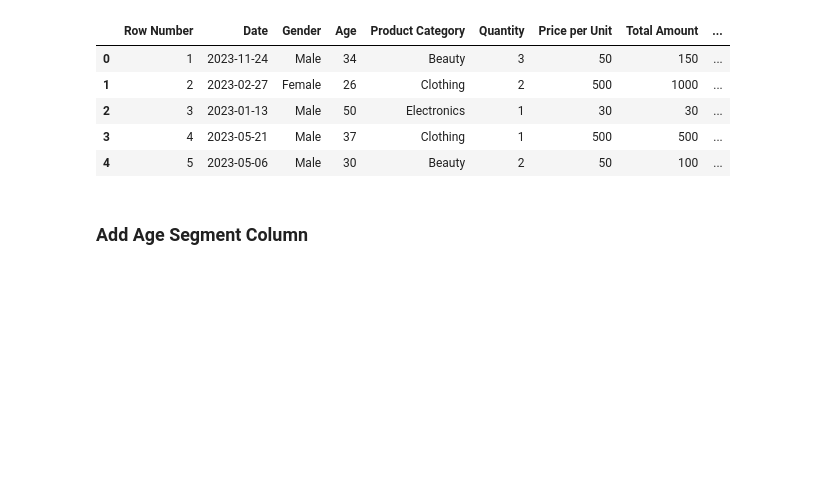
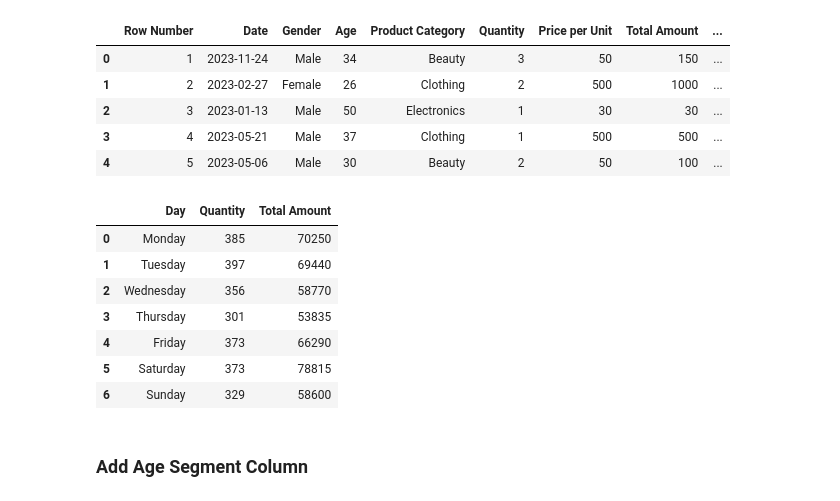
Before and after one commit to gracekaroma/analysis-of-sales-dataset, a Jupyter notebook: Sales Dataset Notebook.ipynb, the cells around one changed output. Cells and saved outputs as stored; diff of their text form; code cells hidden in the pictures; blank space fills up the shorter version.

Commit message:
Add new table for sales by days

```diff
--- a/Sales Dataset Notebook.ipynb
+++ b/Sales Dataset Notebook.ipynb
@@ -271,6 +271,19 @@ df_sales.head()
 | 2 | 3 | 2023-01-13 | Male | 50 | Electronics | 1 | 30 | 30 | ... |
 | 3 | 4 | 2023-05-21 | Male | 37 | Clothing | 1 | 500 | 500 | ... |
 | 4 | 5 | 2023-05-06 | Male | 30 | Beauty | 2 | 50 | 100 | ... |
+# %%
+df_sales_days = df_sales.groupby(df_sales['Day'], as_index=False)[['Quantity', 'Total Amount']].sum()
+# %%
+df_sales_days.head(7)
+# %% [output]
+|  | Day | Quantity | Total Amount |
+| 0 | Monday | 385 | 70250 |
+| 1 | Tuesday | 397 | 69440 |
+| 2 | Wednesday | 356 | 58770 |
+| 3 | Thursday | 301 | 53835 |
+| 4 | Friday | 373 | 66290 |
+| 5 | Saturday | 373 | 78815 |
+| 6 | Sunday | 329 | 58600 |
 # %% [markdown]
 ### **Add Age Segment Column**
 # %%
```
Also changed, not shown: parts of 1 cell of this notebook.
